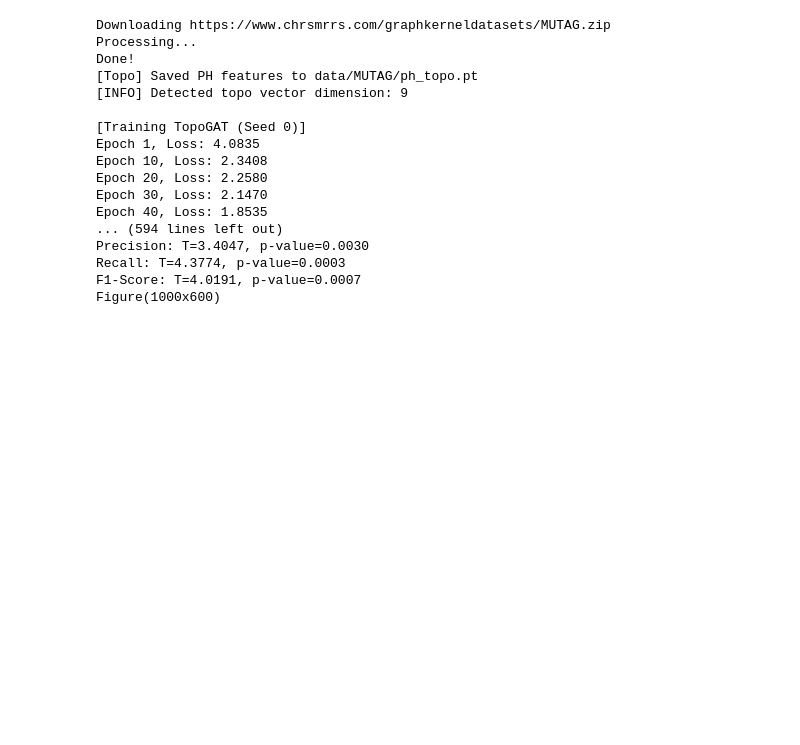
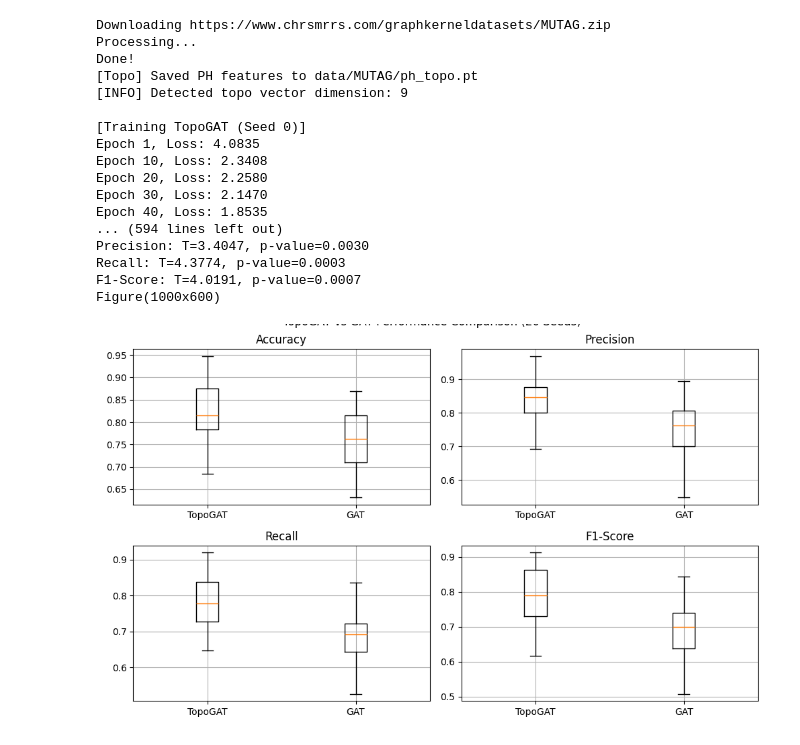
Before and after one commit to maverick98/TopoGAT, a Jupyter notebook: TopoGAT_1.ipynb, the cells around one changed output. Saved outputs shown, nothing was run; the diff lists cells and outputs as text; code cells hidden in the pictures; blank space fills up the shorter version.

```diff
--- a/TopoGAT_1.ipynb
+++ b/TopoGAT_1.ipynb
@@ -63,3 +63,8 @@ Precision: T=3.4047, p-value=0.0030
 Recall: T=4.3774, p-value=0.0003
 F1-Score: T=4.0191, p-value=0.0007
 Figure(1000x600)
+# %%
+from IPython.display import Image
+Image("/content/topogat-code/topogat_vs_gat_comparison.png")
+# %% [output]
+[figure, added]
```
